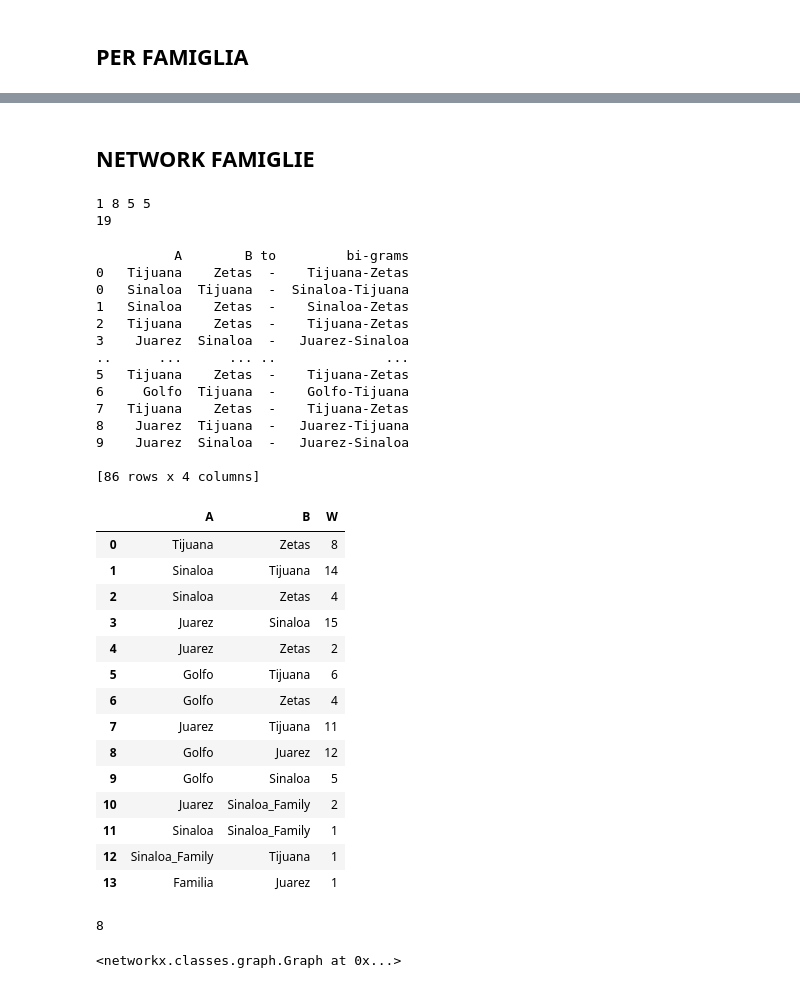
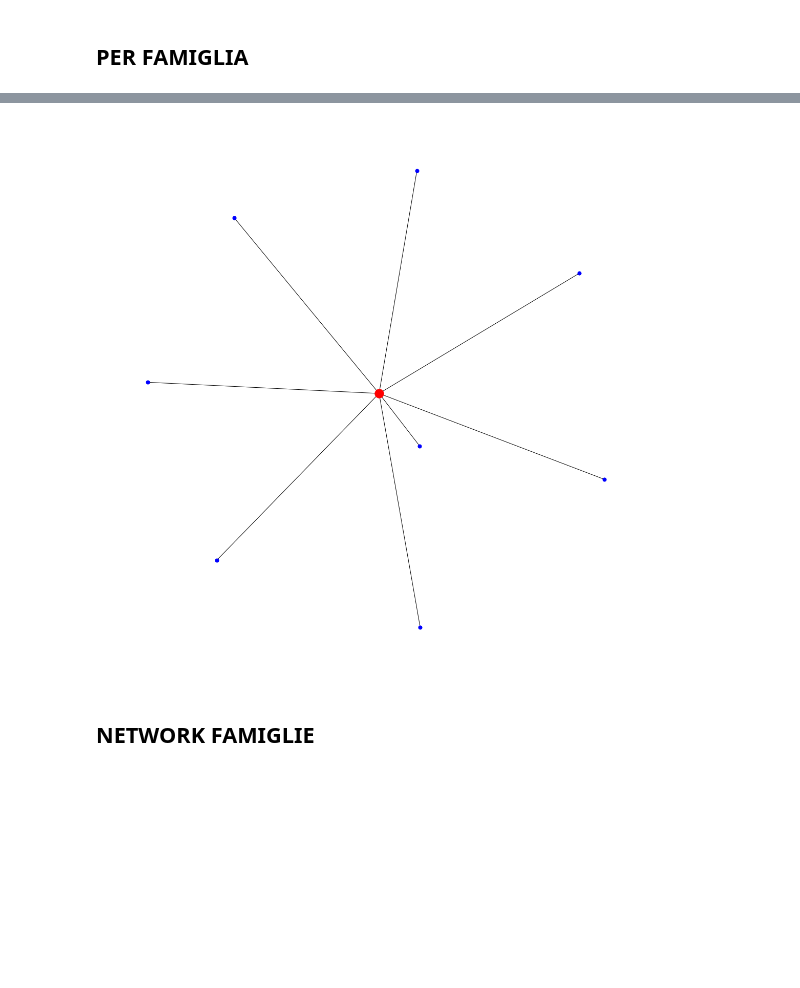
Before and after one commit to emacarta/Mexico-Drug-Traffic-Activities, a Jupyter notebook: Mexican_Drug_Cartell_Analysis.ipynb, the cells around one changed output, grey strips where cells are left out. Saved outputs shown, nothing was run; the diff lists cells and outputs as text; code cells hidden in the pictures; blank space fills up the shorter version.

```diff
--- a/Mexican_Drug_Cartell_Analysis.ipynb
+++ b/Mexican_Drug_Cartell_Analysis.ipynb
@@ -320,3 +455,25 @@ df_O0010 = Edges_Generator_for_Cartel('Otros','O',years_0010=True)
+# %%
+from operator import itemgetter
+
+import matplotlib.pyplot as plt
+import networkx as nx
+
+node_and_degree = net_zetas.degree()
+(largest_hub, degree) = sorted(node_and_degree, key=itemgetter(1))[-1]
+
+# Create ego graph of main hub
+hub_ego = nx.ego_graph(net_zetas, largest_hub)
+
+# Draw graph
+pos = nx.spring_layout(hub_ego, seed=2410)  # Seed layout for reproducibility
+nx.draw(hub_ego, pos, node_color="b", node_size=50, with_labels=False)
+
+# Draw ego as large and red
+options = {"node_size": 300, "node_color": "r"}
+nx.draw_networkx_nodes(hub_ego, pos, nodelist=[largest_hub], **options)
+plt.show()
+# %% [output]
+[figure, added]
 # %% [markdown]
 ## NETWORK FAMIGLIE
 # %%
@@ -333,6 +503,0 @@ prova = pd.concat([y_1992,y_1993,y_1994,y_1995,y_1996,y_1997,y_1998,y_1999])
-# %%
-print(len(y_1992),len(y_1993),len(y_1994),len(y_1995))
-print(len(prova))
-# %% [output]
-1 8 5 5
-19
@@ -350,17 +503,0 @@ frequency = collections.Counter(list_)
-# %%
-print(prova)
-# %% [output]
-          A        B to         bi-grams
-0   Tijuana    Zetas  -    Tijuana-Zetas
-0   Sinaloa  Tijuana  -  Sinaloa-Tijuana
-1   Sinaloa    Zetas  -    Sinaloa-Zetas
-2   Tijuana    Zetas  -    Tijuana-Zetas
-3    Juarez  Sinaloa  -   Juarez-Sinaloa
-..      ...      ... ..              ...
-5   Tijuana    Zetas  -    Tijuana-Zetas
-6     Golfo  Tijuana  -    Golfo-Tijuana
-7   Tijuana    Zetas  -    Tijuana-Zetas
-8    Juarez  Tijuana  -   Juarez-Tijuana
-9    Juarez  Sinaloa  -   Juarez-Sinaloa
-
-[86 rows x 4 columns]
@@ -381,33 +503,0 @@ for i in range(len(list_f)):
-# %%
-final = pd.DataFrame()
-final['A'] = A
-final['B'] = B
-final['W'] = W
-final
-# %% [output]
-|  | A | B | W |
-| 0 | Tijuana | Zetas | 8 |
-| 1 | Sinaloa | Tijuana | 14 |
-| 2 | Sinaloa | Zetas | 4 |
-| 3 | Juarez | Sinaloa | 15 |
-| 4 | Juarez | Zetas | 2 |
-| 5 | Golfo | Tijuana | 6 |
-| 6 | Golfo | Zetas | 4 |
-| 7 | Juarez | Tijuana | 11 |
-| 8 | Golfo | Juarez | 12 |
-| 9 | Golfo | Sinaloa | 5 |
-| 10 | Juarez | Sinaloa_Family | 2 |
-| 11 | Sinaloa | Sinaloa_Family | 1 |
-| 12 | Sinaloa_Family | Tijuana | 1 |
-| 13 | Familia | Juarez | 1 |
-# %%
-xx = final.values.tolist()
-yy = xx[0]
-yy[2]
-# %% [output]
-8
-# %%
-net = nx.Graph()
-Network_Cartels_Year_Meeting_Generator(final,net,'#0ee5ba')
-# %% [output]
-<networkx.classes.graph.Graph at 0x...>
```
Also changed, not shown: parts of 15 cells of this notebook.
